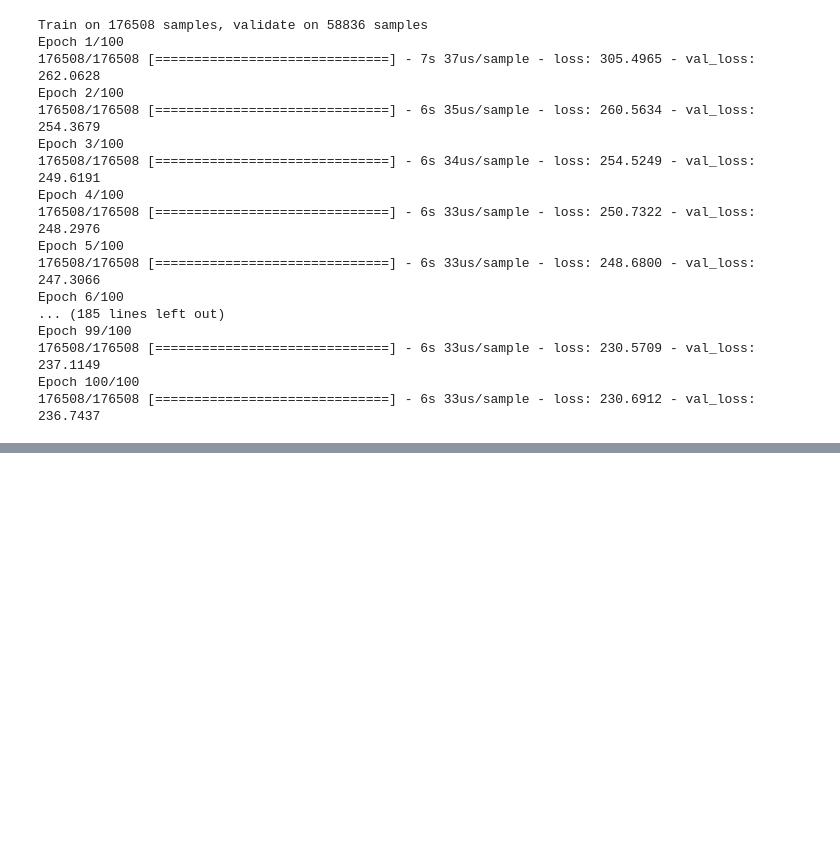
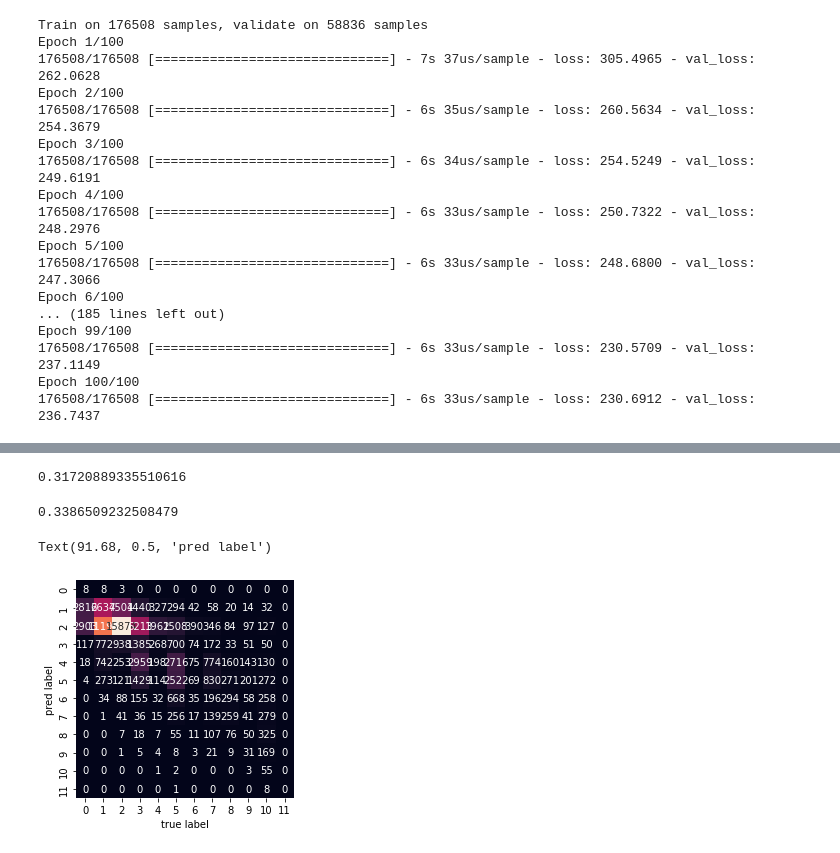
Before and after one commit to Baraa42/Elalami-Skakova-INM701-Coursework, a Jupyter notebook: Model trials/RegressionModels.ipynb, the cells around one changed output, grey strips where cells are left out. Drawn from its saved outputs; the diff is of its cells as text; code cells hidden in the pictures; blank space fills up the shorter version.

```diff
--- a/Model trials/RegressionModels.ipynb
+++ b/Model trials/RegressionModels.ipynb
@@ -524,0 +662,4 @@ Epoch 100/100
+# %%
+y_true_pred = np.array([ true_pred(y_pred[i]) for i in range(len(y_pred))])
+true_err = metrics.mean_squared_error(y_true_pred,y_test.reshape(-1,1))
+print(true_err)
@@ -524,0 +672,29 @@ Epoch 100/100
+# %%
+encoder = LabelEncoder()
+# %%
+ytest = encoder.fit_transform(y_test)
+# %%
+ymin = encoder.fit_transform(min_pred(y_pred))
+
+ytrue =encoder.fit_transform(y_true_pred)
+# %%
+accuracy =  metrics.accuracy_score(ytest, ymin)
+print(accuracy)
+# %% [output]
+0.31720889335510616
+# %%
+accuracy =  metrics.accuracy_score(ytest, ytrue)
+print(accuracy)
+# %% [output]
+0.3386509232508479
+# %%
+from sklearn.metrics import confusion_matrix
+
+mat = confusion_matrix(ytest, ytrue)
+sns.heatmap(mat.T, square=True, annot=True, fmt='d', cbar=False,
+           )
+plt.xlabel('true label')
+plt.ylabel('pred label')
+# %% [output]
+Text(91.68, 0.5, 'pred label')
+[figure, added]
```
Also changed, not shown: parts of 25 cells of this notebook, 6 other files.
